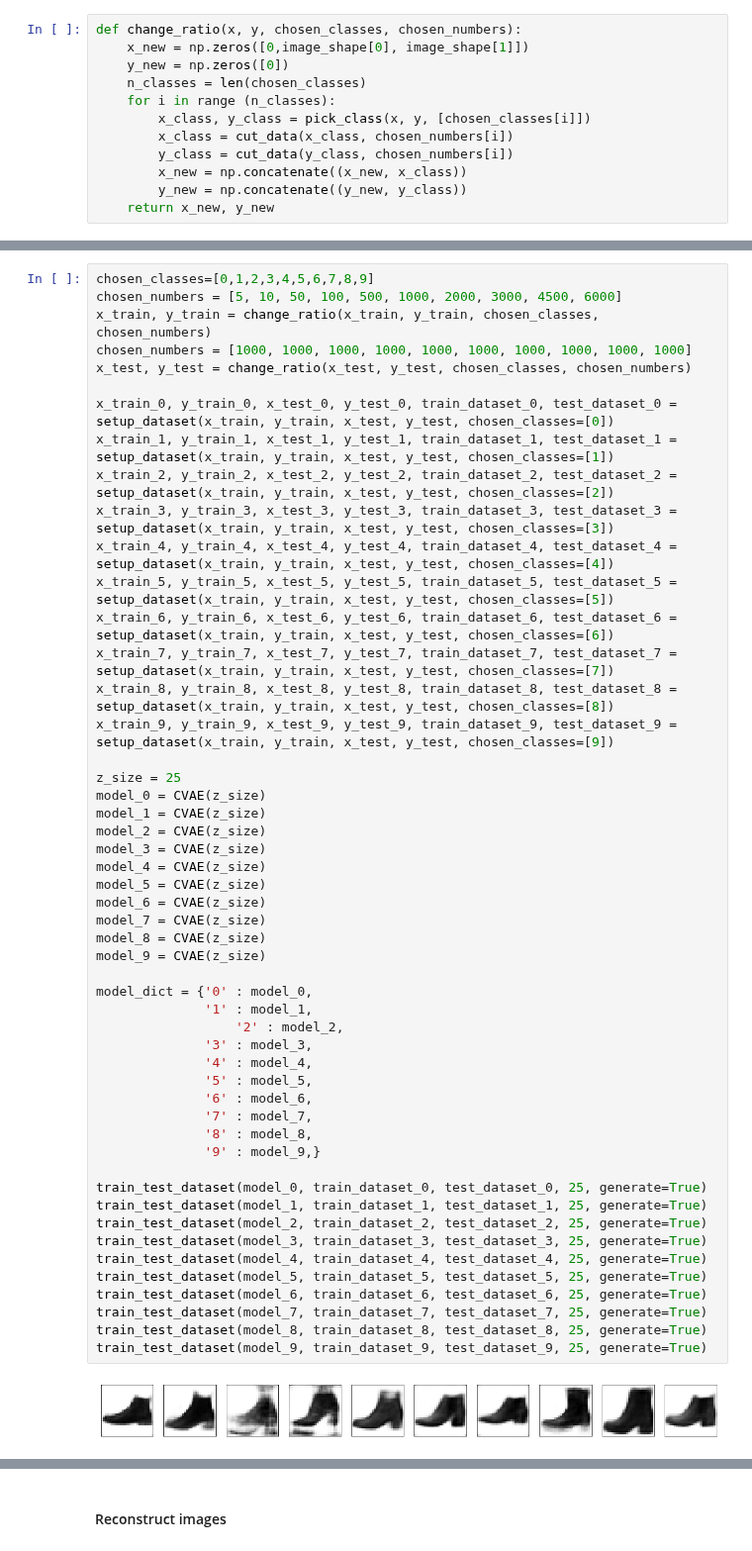
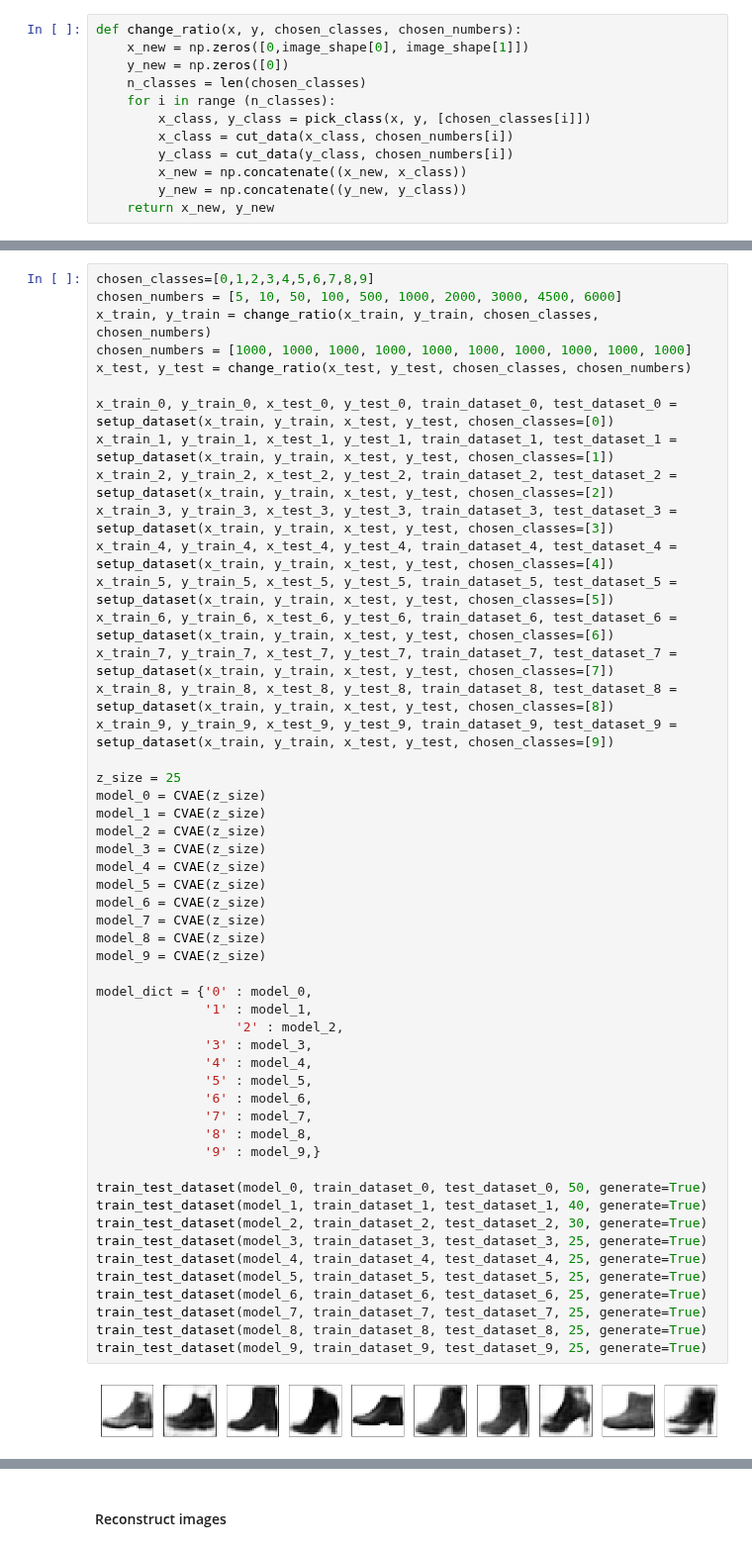
Before and after one commit to lorenzosintini/4YP, a Jupyter notebook: Models_v2/Conv_VAE_v2.ipynb, the cells around one changed output, grey strips where cells are left out. Shown at 99% size. Saved outputs shown, nothing was run; the diff lists cells and outputs as text.

```diff
--- a/Models_v2/Conv_VAE_v2.ipynb
+++ b/Models_v2/Conv_VAE_v2.ipynb
@@ -283,34 +278,34 @@ z_size = 25
 model_0 = CVAE(z_size)
 model_1 = CVAE(z_size)
 model_2 = CVAE(z_size)
 model_3 = CVAE(z_size)
 model_4 = CVAE(z_size)
 model_5 = CVAE(z_size)
 model_6 = CVAE(z_size)
 model_7 = CVAE(z_size)
 model_8 = CVAE(z_size)
 model_9 = CVAE(z_size)
 
 model_dict = {'0' : model_0,
               '1' : model_1,
 		          '2' : model_2,
               '3' : model_3,
               '4' : model_4,
               '5' : model_5,
               '6' : model_6,
               '7' : model_7,
               '8' : model_8,
               '9' : model_9,}
 
-train_test_dataset(model_0, train_dataset_0, test_dataset_0, 25, generate=True)
-train_test_dataset(model_1, train_dataset_1, test_dataset_1, 25, generate=True)
-train_test_dataset(model_2, train_dataset_2, test_dataset_2, 25, generate=True)
+train_test_dataset(model_0, train_dataset_0, test_dataset_0, 50, generate=True)
+train_test_dataset(model_1, train_dataset_1, test_dataset_1, 40, generate=True)
+train_test_dataset(model_2, train_dataset_2, test_dataset_2, 30, generate=True)
 train_test_dataset(model_3, train_dataset_3, test_dataset_3, 25, generate=True)
 train_test_dataset(model_4, train_dataset_4, test_dataset_4, 25, generate=True)
 train_test_dataset(model_5, train_dataset_5, test_dataset_5, 25, generate=True)
 train_test_dataset(model_6, train_dataset_6, test_dataset_6, 25, generate=True)
 train_test_dataset(model_7, train_dataset_7, test_dataset_7, 25, generate=True)
 train_test_dataset(model_8, train_dataset_8, test_dataset_8, 25, generate=True)
 train_test_dataset(model_9, train_dataset_9, test_dataset_9, 25, generate=True)
 # %% [output]
-[figure, old version]
+[figure, new version]
```
Also changed, not shown: parts of 22 cells of this notebook.
